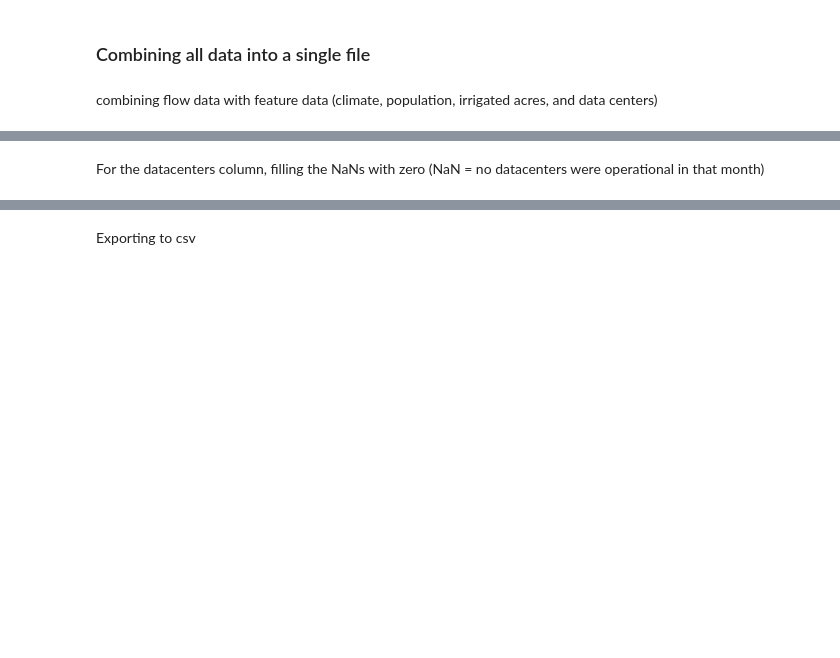
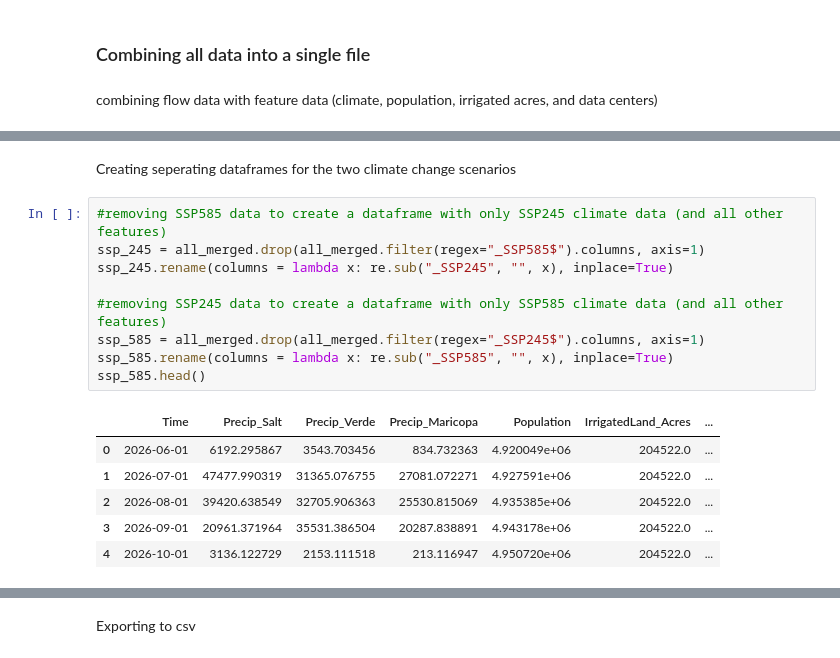
Before and after one commit to Erdos-Projects/summer26-water-use-sustainability, a Jupyter notebook: Code/02_Data_Cleaning_FutureValues_of_Features.ipynb, the cells around one changed output, grey strips where cells are left out. Saved outputs shown, nothing was run; the diff lists cells and outputs as text; blank space fills up the shorter version.

```diff
--- a/Code/02_Data_Cleaning_FutureValues_of_Features.ipynb
+++ b/Code/02_Data_Cleaning_FutureValues_of_Features.ipynb
@@ -306,4 +303,20 @@ all_merged.head()
 | 3 | 2026-09-01 | 18.813648 | 20.112804 | 30.477566 | 20961.371964 | ... |
 | 4 | 2026-10-01 | 15.049019 | 16.018923 | 25.397923 | 3136.122729 | ... |
 # %% [markdown]
-For the datacenters column, filling the NaNs with zero (NaN = no datacenters were operational in that month)
+Creating seperating dataframes for the two climate change scenarios
+# %%
+#removing SSP585 data to create a dataframe with only SSP245 climate data (and all other features)
+ssp_245 = all_merged.drop(all_merged.filter(regex="_SSP585$").columns, axis=1)
+ssp_245.rename(columns = lambda x: re.sub("_SSP245", "", x), inplace=True)
+
+#removing SSP245 data to create a dataframe with only SSP585 climate data (and all other features)
+ssp_585 = all_merged.drop(all_merged.filter(regex="_SSP245$").columns, axis=1)
+ssp_585.rename(columns = lambda x: re.sub("_SSP585", "", x), inplace=True)
+ssp_585.head()
+# %% [output]
+|  | Time | Precip_Salt | Precip_Verde | Precip_Maricopa | Population | IrrigatedLand_Acres | ... |
+| 0 | 2026-06-01 | 6192.295867 | 3543.703456 | 834.732363 | 4.920049e+06 | 204522.0 | ... |
+| 1 | 2026-07-01 | 47477.990319 | 31365.076755 | 27081.072271 | 4.927591e+06 | 204522.0 | ... |
+| 2 | 2026-08-01 | 39420.638549 | 32705.906363 | 25530.815069 | 4.935385e+06 | 204522.0 | ... |
+| 3 | 2026-09-01 | 20961.371964 | 35531.386504 | 20287.838891 | 4.943178e+06 | 204522.0 | ... |
+| 4 | 2026-10-01 | 3136.122729 | 2153.111518 | 213.116947 | 4.950720e+06 | 204522.0 | ... |
```
Also changed, not shown: parts of 6 cells of this notebook, 5 other files.
